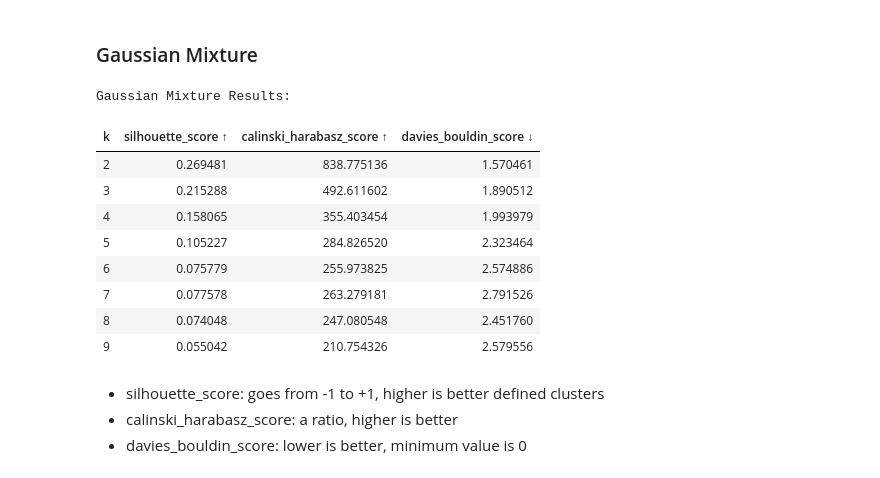
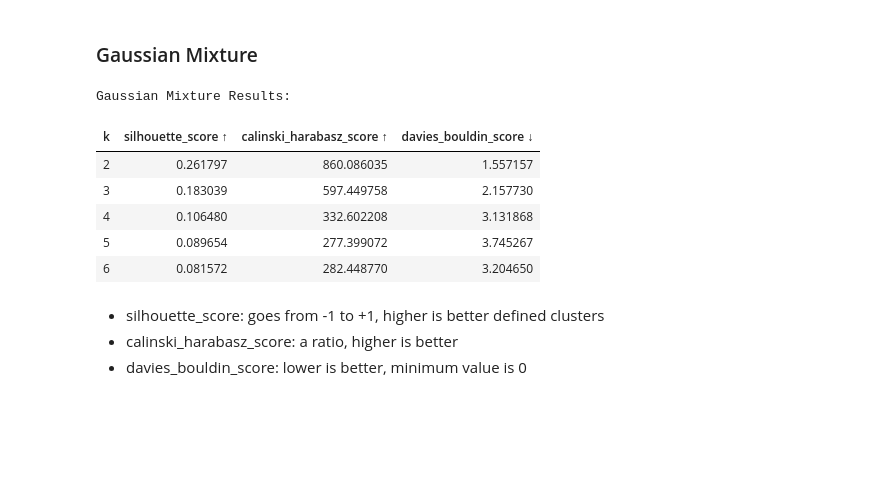
Before and after one commit to avila/ClearCutCostumerClustering, a Jupyter notebook: code/mra/02_clust_first_look.ipynb, the cells around one changed output. Drawn from its saved outputs; the diff is of its cells as text; code cells hidden in the pictures; blank space fills up the shorter version.

```diff
--- a/code/mra/02_clust_first_look.ipynb
+++ b/code/mra/02_clust_first_look.ipynb
@@ -27,7 +27,6 @@ sns.set_theme()
 df = pd.read_parquet("data/02_inter/df_01_first_look.parquet")
 # data with minor modifications from 01_eda_first_look.ipynb
 
-df["age"] = 2015 - df["year_birth"]
 
 # one hot
 df_full_dummies = pd.get_dummies(df, drop_first=True)
@@ -36,7 +35,7 @@ df_full_dummies = pd.get_dummies(df, drop_first=True)
 df_full_dummies['dt_customer'] = (df_full_dummies['dt_customer'] - pd.Timestamp('1970-01-01')).dt.days
 
 df_full_dummies = df_full_dummies.drop(columns=[
-    #"response",
+    "response",
     "income_pred",
     "year_birth",
     "income_error",
@@ -76,9 +75,11 @@ df_sel_dummies = df_full_dummies.drop(columns=[
     "accepted_cmp3",
     "accepted_cmp4",
     "accepted_cmp5",
+    "accepted_any",
+    #"accepted_total",
 
     "dt_customer",
-    "recency",
+    #"recency",
     "complain",
     ],
     inplace=False)
@@ -189,21 +305,18 @@ KMeans Results:
 # %%
 # Evaluate Gaussian Mixture
 from sklearn.mixture import GaussianMixture
 
-gmm_stats = evaluate_clustering(GaussianMixture, df_scaled, range(2, 9+1), random_state=42)
+gmm_stats = evaluate_clustering(GaussianMixture, df_scaled, range(2, 7), random_state=42)
 print("Gaussian Mixture Results:")
 gmm_stats
 # %% [output]
 Gaussian Mixture Results:
 | k | silhouette_score ↑ | calinski_harabasz_score ↑ | davies_bouldin_score ↓ |
-| 2 | 0.269481 | 838.775136 | 1.570461 |
-| 3 | 0.215288 | 492.611602 | 1.890512 |
-| 4 | 0.158065 | 355.403454 | 1.993979 |
-| 5 | 0.105227 | 284.826520 | 2.323464 |
-| 6 | 0.075779 | 255.973825 | 2.574886 |
-| 7 | 0.077578 | 263.279181 | 2.791526 |
-| 8 | 0.074048 | 247.080548 | 2.451760 |
-| 9 | 0.055042 | 210.754326 | 2.579556 |
+| 2 | 0.261797 | 860.086035 | 1.557157 |
+| 3 | 0.183039 | 597.449758 | 2.157730 |
+| 4 | 0.106480 | 332.602208 | 3.131868 |
+| 5 | 0.089654 | 277.399072 | 3.745267 |
+| 6 | 0.081572 | 282.448770 | 3.204650 |
 # %% [markdown]
 - silhouette_score: goes from -1 to +1, higher is better defined clusters
 - calinski_harabasz_score: a ratio, higher is better
```
Also changed, not shown: parts of 59 cells of this notebook, 17 other files.
